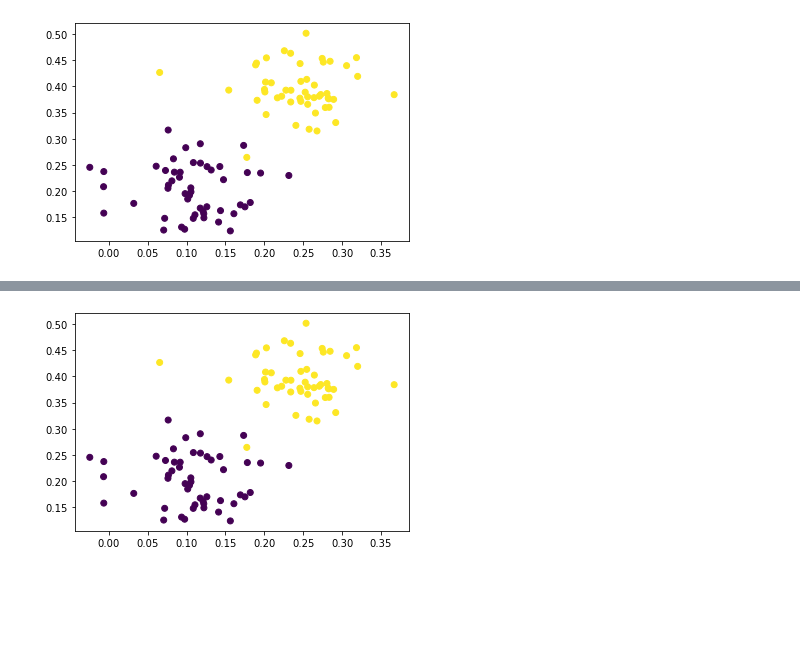
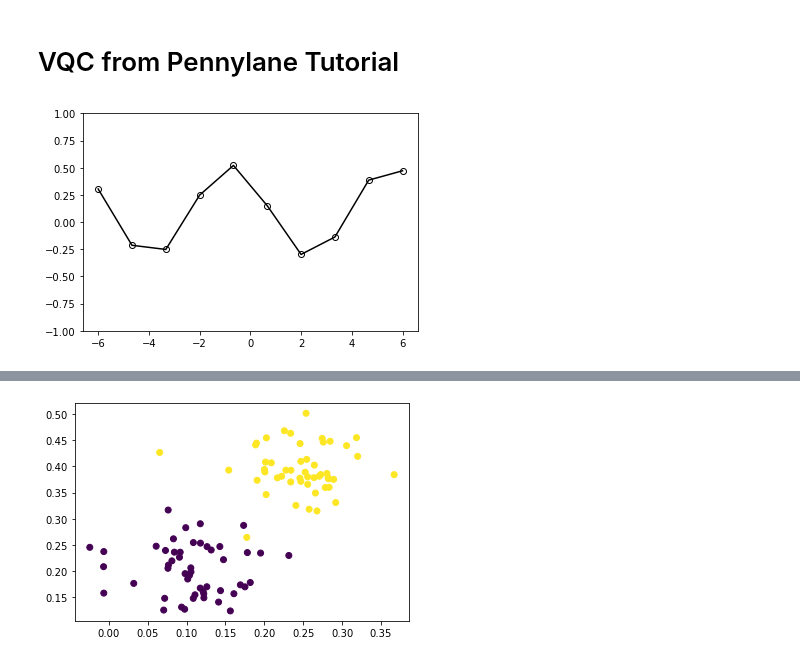
Before and after one commit to jerryxu9/CPEN-400Q-Project, a Jupyter notebook: test.ipynb, the cells around one changed output, grey strips where cells are left out. Cells and saved outputs as stored; diff of their text form; code cells hidden in the pictures; blank space fills up the shorter version.

Commit message:
added VQC from Pennylane tutorial and worked on step 2 (getting frequencies)

```diff
--- a/test.ipynb
+++ b/test.ipynb
@@ -18,4 +7,0 @@ X, y = make_blobs(
-# %%
-plot_data(X, y)
-# %% [output]
-[figure, removed]
@@ -25,0 +8,4 @@ y[y == 0] = -1
+# %% [markdown]
+<h1>
+    VQC from Pennylane Tutorial
+</h1>
@@ -25,0 +21,25 @@ y[y == 0] = -1
+# %%
+degree = 1  # degree of the target function
+scaling = 1  # scaling of the data
+coeffs = [0.15 + 0.15j]*degree  # coefficients of non-zero frequencies
+coeff0 = 0.1  # coefficient of zero frequency
+
+def target_function(x):
+    """Generate a truncated Fourier series, where the data gets re-scaled."""
+    res = coeff0
+    for idx, coeff in enumerate(coeffs):
+        exponent = np.complex128(scaling * (idx+1) * x * 1j)
+        conj_coeff = np.conjugate(coeff)
+        res += coeff * np.exp(exponent) + conj_coeff * np.exp(-exponent)
+    return np.real(res)
+# %%
+# x = np.linspace(-6, 6, 70, requires_grad=False)
+x = np.linspace(-6, 6, 10, requires_grad=False)
+target_y = np.array([target_function(x_) for x_ in x], requires_grad=False)
+
+plt.plot(x, target_y, c='black')
+plt.scatter(x, target_y, facecolor='white', edgecolor='black')
+plt.ylim(-1, 1)
+plt.show();
+# %% [output]
+[figure, added]
```
Also changed, not shown: parts of 27 cells of this notebook, 2 other files.
